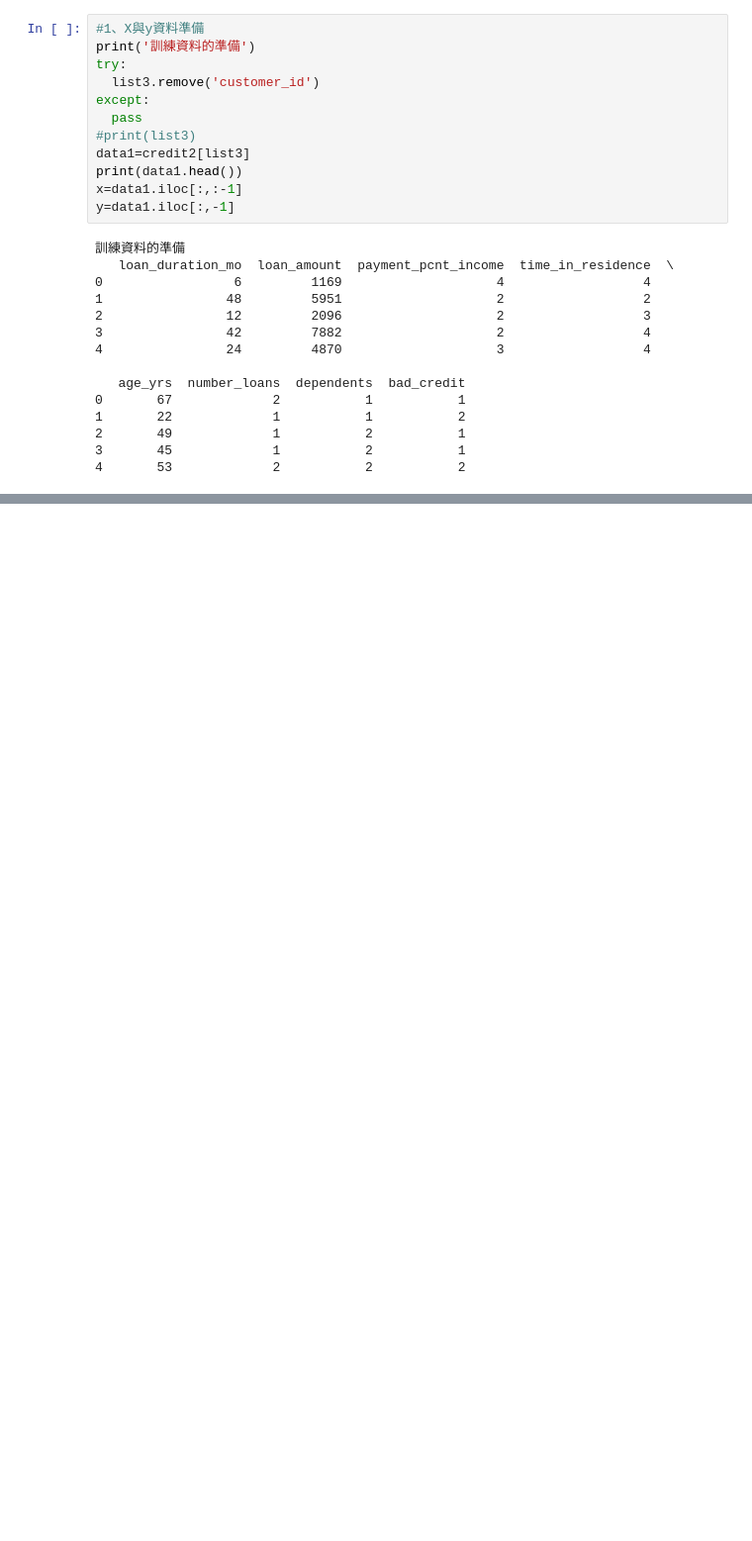
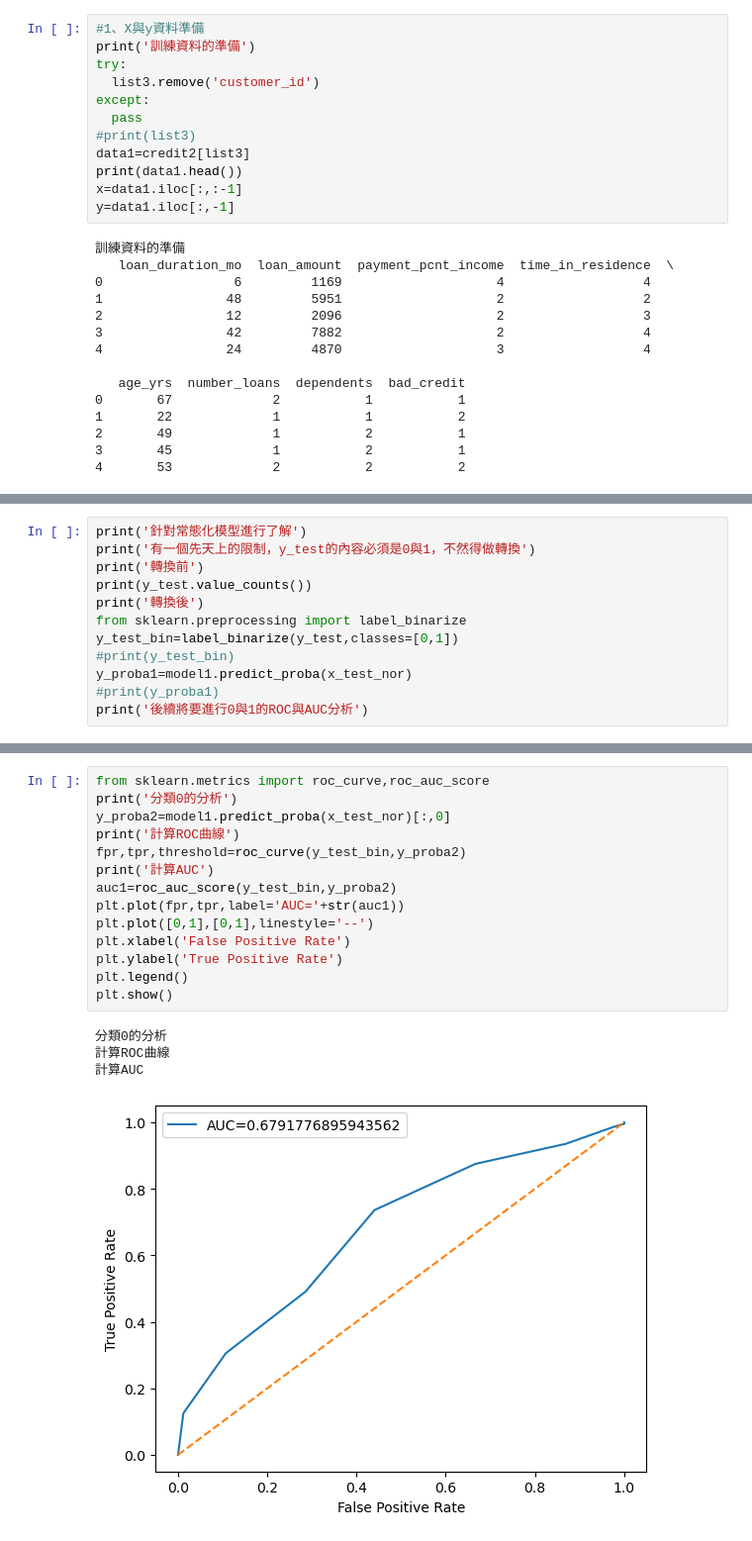
Before and after one commit to a0916065882/James, a Jupyter notebook: lesson25/lesson25_1.ipynb, the cells around one changed output, grey strips where cells are left out. Shown at 99% size. Drawn from its saved outputs; the diff is of its cells as text; blank space fills up the shorter version.

```diff
--- a/lesson25/lesson25_1.ipynb
+++ b/lesson25/lesson25_1.ipynb
@@ -398,0 +466,12 @@ print('測試的混淆矩陣:\n',confusion_matrix(y_test,y_predict1))
+# %%
+print('針對常態化模型進行了解')
+print('有一個先天上的限制，y_test的內容必須是0與1，不然得做轉換')
+print('轉換前')
+print(y_test.value_counts())
+print('轉換後')
+from sklearn.preprocessing import label_binarize
+y_test_bin=label_binarize(y_test,classes=[0,1])
+#print(y_test_bin)
+y_proba1=model1.predict_proba(x_test_nor)
+#print(y_proba1)
+print('後續將要進行0與1的ROC與AUC分析')
@@ -398,0 +488,19 @@ print('測試的混淆矩陣:\n',confusion_matrix(y_test,y_predict1))
+# %%
+from sklearn.metrics import roc_curve,roc_auc_score
+print('分類0的分析')
+y_proba2=model1.predict_proba(x_test_nor)[:,0]
+print('計算ROC曲線')
+fpr,tpr,threshold=roc_curve(y_test_bin,y_proba2)
+print('計算AUC')
+auc1=roc_auc_score(y_test_bin,y_proba2)
+plt.plot(fpr,tpr,label='AUC='+str(auc1))
+plt.plot([0,1],[0,1],linestyle='--')
+plt.xlabel('False Positive Rate')
+plt.ylabel('True Positive Rate')
+plt.legend()
+plt.show()
+# %% [output]
+分類0的分析
+計算ROC曲線
+計算AUC
+[figure, added]
```
Also changed, not shown: parts of 8 cells of this notebook, 6 other files.
